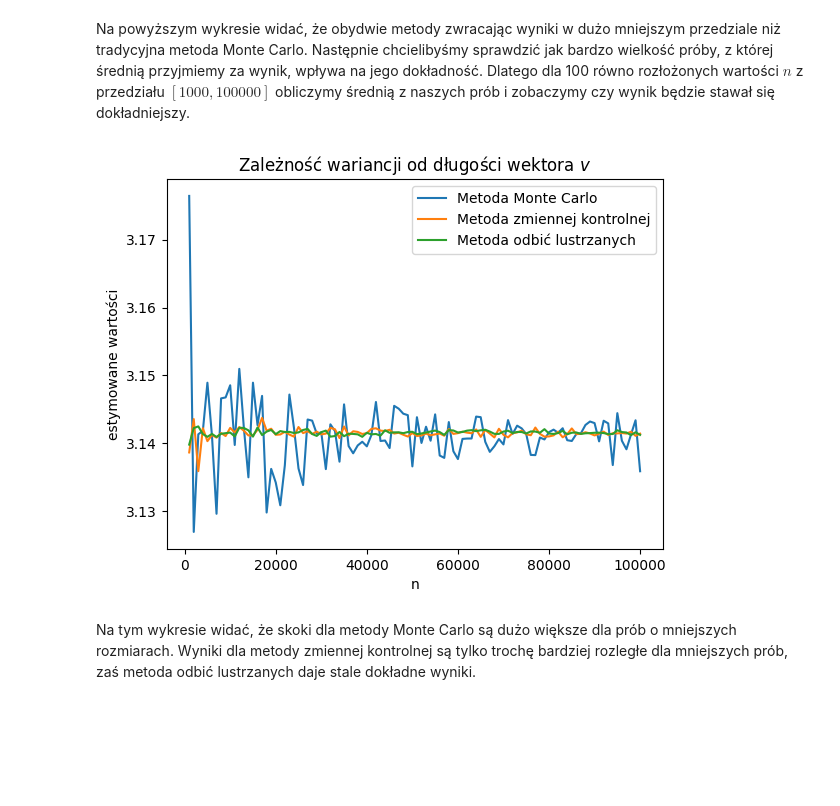
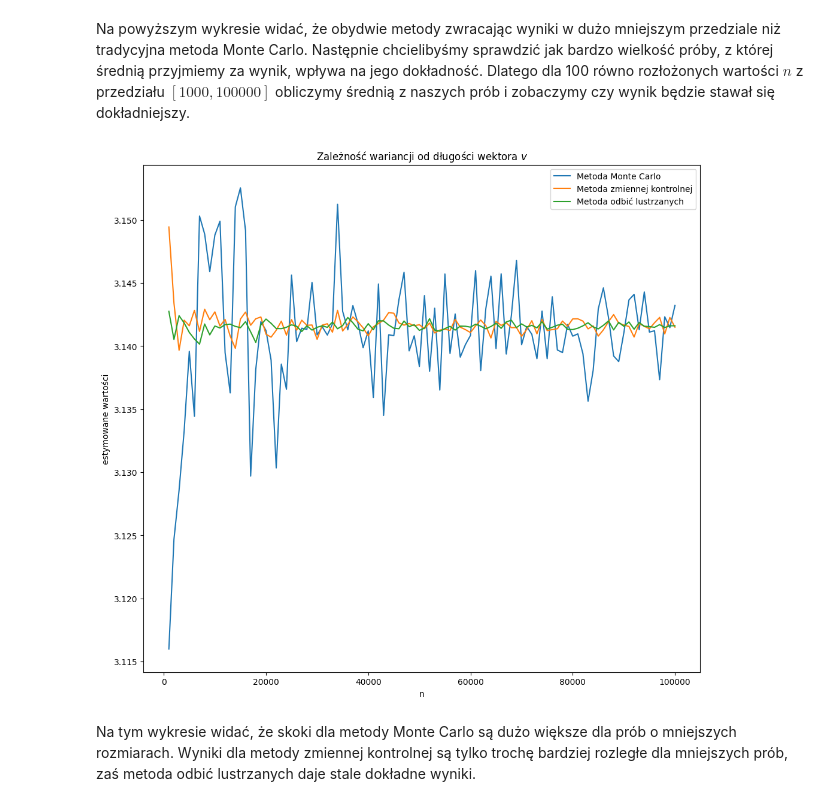
Before and after one commit to piotrczech/report-1-computer-simulations, a Jupyter notebook: main.ipynb, the cells around one changed output. Cells and saved outputs as stored; diff of their text form; code cells hidden in the pictures; blank space fills up the shorter version.

```diff
--- a/main.ipynb
+++ b/main.ipynb
@@ -1345,25 +1330,27 @@ Dlatego dla 100 równo rozłożonych wartości $n$ z przedziału $[1000,100000]$
 # %%
 sample_sizes = np.arange(1,101)*1000
 estims1=np.zeros(100)
 estims2=np.zeros(100)
 estims3=np.zeros(100)
 
 for i in range(100):
     estims1[i] = np.mean(f(np.random.random(sample_sizes[i])))
     estims2[i] = np.mean(control(sample_sizes[i]))
     estims3[i] = np.mean(mirror(sample_sizes[i]))
 
+plt.figure(figsize=(12, 11))
+
 plot = plt.subplot()
 plt.plot(sample_sizes,estims1, label = "Metoda Monte Carlo")
 plt.plot(sample_sizes,estims2, label = "Metoda zmiennej kontrolnej")
 plt.plot(sample_sizes,estims3, label = "Metoda odbić lustrzanych")
 plot.set_xlabel("n")
 plot.set_ylabel("estymowane wartości")
 plt.title("Zależność wariancji od długości wektora $v$")
 plt.legend()
 plt.show()
 # %% [output]
-[figure, old version]
+[figure, new version]
 # %% [markdown]
 Na tym wykresie widać, że skoki dla metody Monte Carlo są dużo większe dla prób o mniejszych rozmiarach. Wyniki dla metody zmiennej kontrolnej są tylko trochę bardziej rozległe dla mniejszych prób, zaś metoda odbić lustrzanych daje stale dokładne wyniki.
 # %% [markdown]
```
Also changed, not shown: parts of 17 cells of this notebook.
